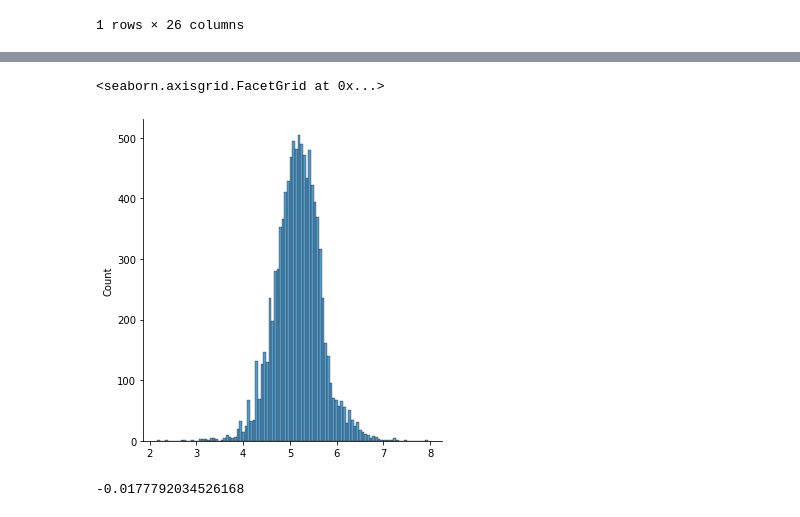
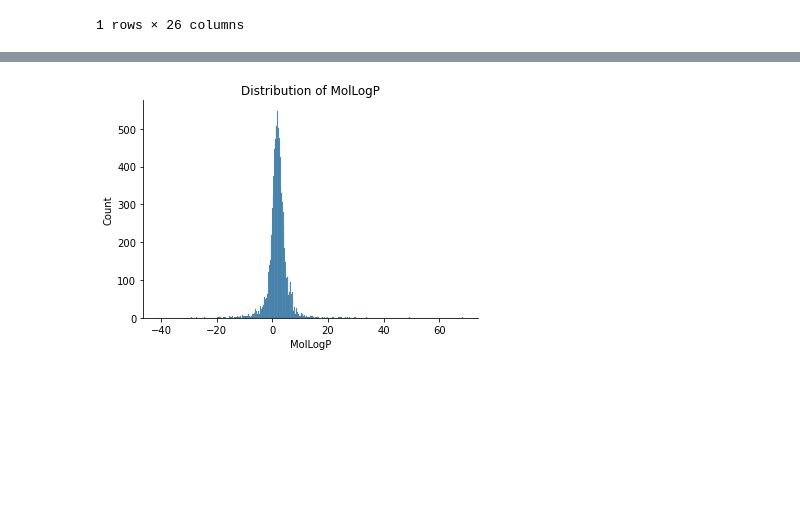
Before and after one commit to ayap20/CHEM6090_Project, a Jupyter notebook: EDA_aqsoldb.ipynb, the cells around one changed output, grey strips where cells are left out. Cells and saved outputs as stored; diff of their text form; code cells hidden in the pictures; blank space fills up the shorter version.

```diff
--- a/EDA_aqsoldb.ipynb
+++ b/EDA_aqsoldb.ipynb
@@ -127,9 +117,0 @@ fitted_data, fitted_lambda = stats.boxcox(df['MolWt'])
-# %%
-sns.displot(fitted_data)
-# %% [output]
-<seaborn.axisgrid.FacetGrid at 0x...>
-[figure, removed]
-# %%
-fitted_lambda
-# %% [output]
--0.0177792034526168
@@ -137,0 +118,7 @@ df['InChIKey'].to_csv('InChIKeys.csv', index=False)
+# %%
+# histogram of MolLogP
+sns.histplot(data=df, x='MolLogP').set_title('Distribution of MolLogP')
+sns.despine()
+plt.savefig('mollogp_distribution.jpg', dpi=300, bbox_inches='tight')
+# %% [output]
+[figure, added]
```
Also changed, not shown: parts of 8 cells of this notebook, 22 other files.
